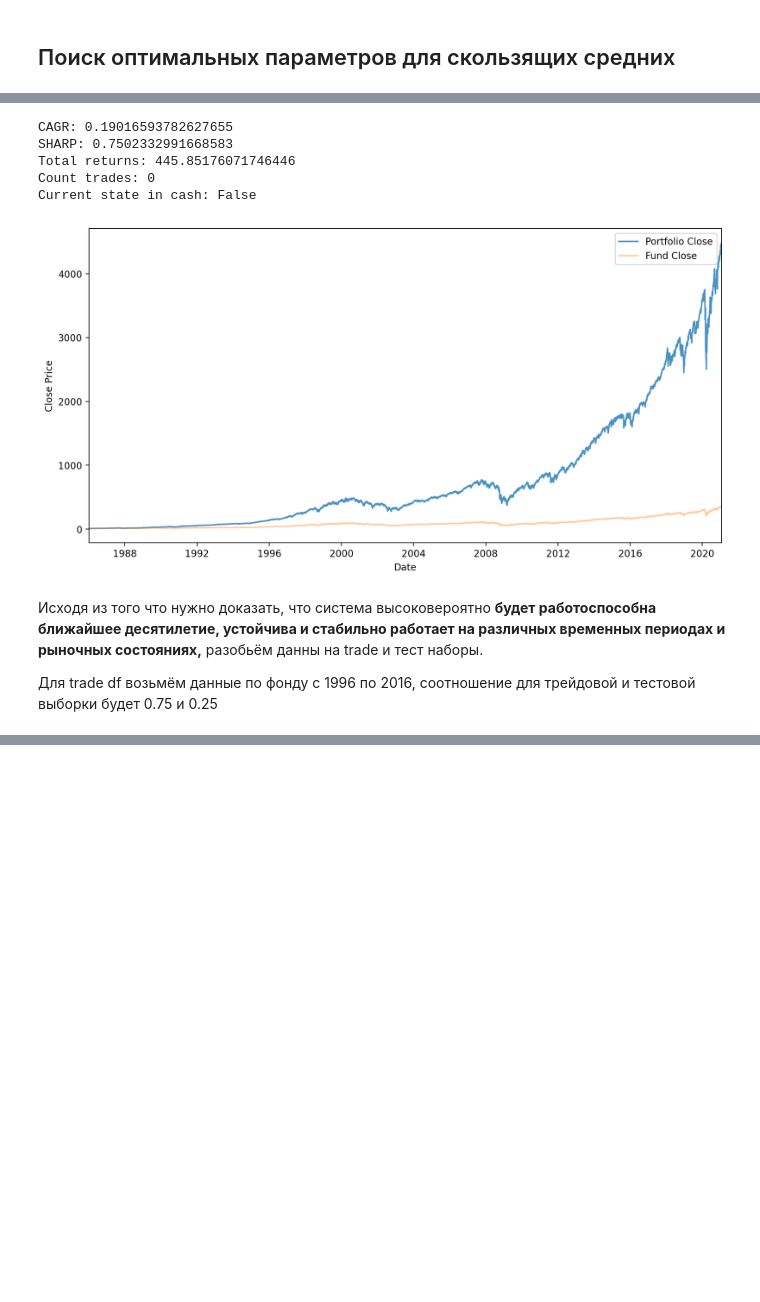
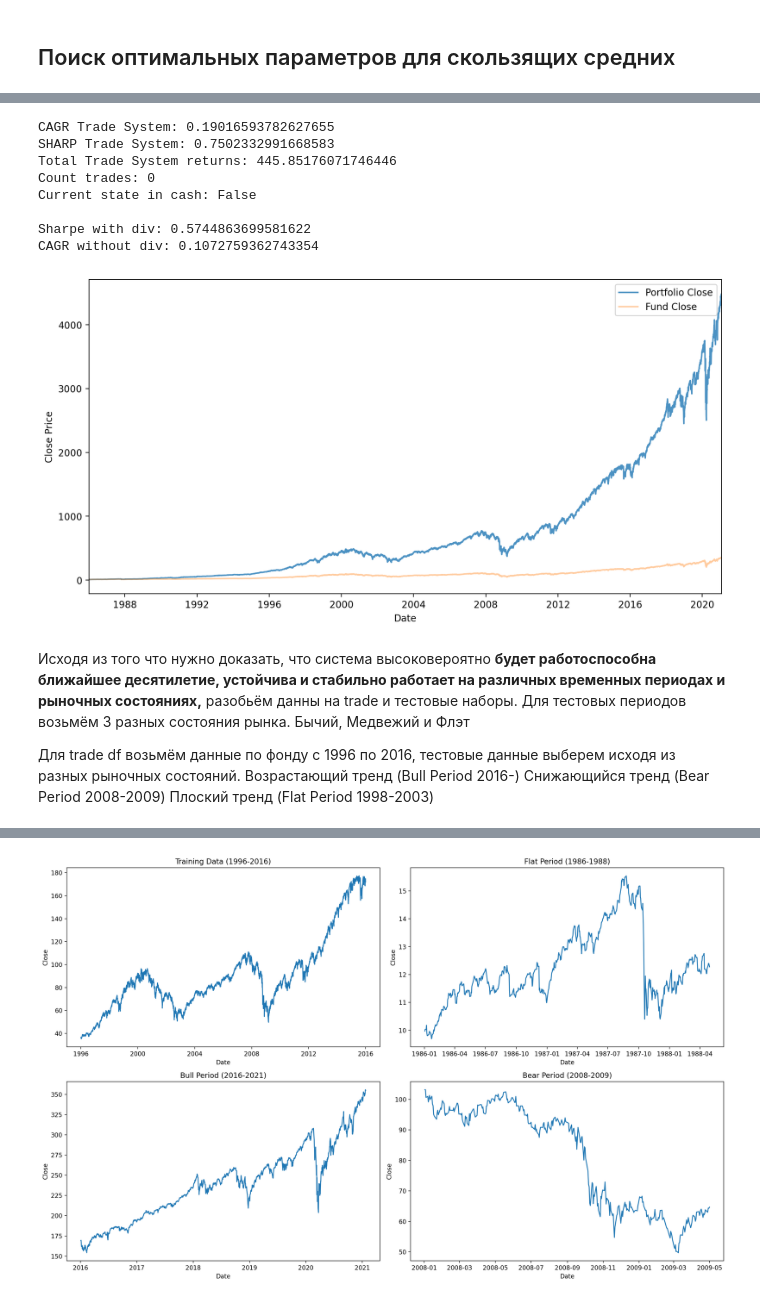
Before and after one commit to Den-is-me/test_ff, a Jupyter notebook: test_ff.ipynb, the cells around one changed output, grey strips where cells are left out. Drawn from its saved outputs; the diff is of its cells as text; code cells hidden in the pictures; blank space fills up the shorter version.

```diff
--- a/test_ff.ipynb
+++ b/test_ff.ipynb
@@ -893,21 +888,53 @@ ByeAndHold = TradeSystem(10, data, datetime(1986, 1, 2), datetime(2021, 1, 22),
 ByeAndHold.start_trade()
 # %%
 ByeAndHold.plt()
-# Стратегия Buy And Hold с учётом реинвестирования дивидендов даёт коэффициент Шарпа = 0.75, при CAGR = 0.19
+# Подтверждаем что стратегия Buy And Hold без дивидендов даёт коэффициент Шарпа = 0.57, и CAGR = 0.107
+# При этом Buy And Hold с учётом реинвестирования дивидендов даёт коэффициент Шарпа = 0.75, и CAGR = 0.19
+
+print()
+print('Sharpe with div:', ByeAndHold.calculate_sharpe_ratio(data))
+print('CAGR without div:', ByeAndHold.calculate_cagr(data))
 # %% [output]
-CAGR: 0.19016593782627655
-SHARP: 0.7502332991668583
-Total returns: 445.85176071746446
+CAGR Trade System: 0.19016593782627655
+SHARP Trade System: 0.7502332991668583
+Total Trade System returns: 445.85176071746446
 Count trades: 0
 Current state in cash: False
+
+Sharpe with div: 0.5744863699581622
+CAGR without div: 0.1072759362743354
 [figure]
 # %% [markdown]
-Исходя из того что нужно доказать, что система высоковероятно **будет работоспособна ближайшее десятилетие, устойчива и стабильно работает на различных временных периодах и рыночных состояниях,** разобьём данны на trade и тест наборы.
+Исходя из того что нужно доказать, что система высоковероятно **будет работоспособна ближайшее десятилетие, устойчива и стабильно работает на различных временных периодах и рыночных состояниях,** разобьём данны на trade и тестовые наборы.
+Для тестовых периодов возьмём 3 разных состояния рынка. Бычий, Медвежий и Флэт
 
-Для trade df возьмём данные по фонду с 1996 по 2016, соотношение для трейдовой и тестовой выборки будет 0.75 и 0.25
+Для trade df возьмём данные по фонду с 1996 по 2016, тестовые данные выберем исходя из разных рыночных состояний.
+Возрастающий тренд (Bull Period 2016-)
+Снижающийся тренд (Bear Period 2008-2009)
+Плоский тренд (Flat Period 1998-2003)
 # %%
 train_df = data.copy().loc[datetime(1996, 1, 1):datetime(2016, 1, 1)]
-test_df_flat = data.copy().loc[:datetime(1996, 1, 1)]
+test_df_flat = data.copy().loc[datetime(1986, 1, 1):datetime(1988, 5, 1)]
 test_df_bull = data.copy().loc[datetime(2016, 1, 1):]
-train_df.iloc[0].name
+test_df_bear = data.copy().loc[datetime(2008, 1, 1):datetime(2009, 5, 1)]
+
+
+
+fig, axs = plt.subplots(2, 2, figsize=(16, 10), dpi=200)
+
+
+sns.lineplot(data=train_df, x=train_df.index, y=train_df['Close'], ax=axs[0, 0])
+axs[0, 0].set_title('Training Data (1996-2016)')
+
+sns.lineplot(data=test_df_flat, x=test_df_flat.index, y=test_df_flat['Close'], ax=axs[0, 1])
+axs[0, 1].set_title('Flat Period (1986-1988)')
+
+sns.lineplot(data=test_df_bull, x=test_df_bull.index, y=test_df_bull['Close'], ax=axs[1, 0])
+axs[1, 0].set_title('Bull Period (2016-2021)')
+
+sns.lineplot(data=test_df_bear, x=test_df_bear.index, y=test_df_bear['Close'], ax=axs[1, 1])
+axs[1, 1].set_title('Bear Period (2008-2009)')
+
+
+plt.tight_layout()
 # %% [output]
@@ -914,0 +941 @@ Timestamp('1996-01-02 00:00:00')
+[figure, added]
```
Also changed, not shown: parts of 20 cells of this notebook, 1 other file.
